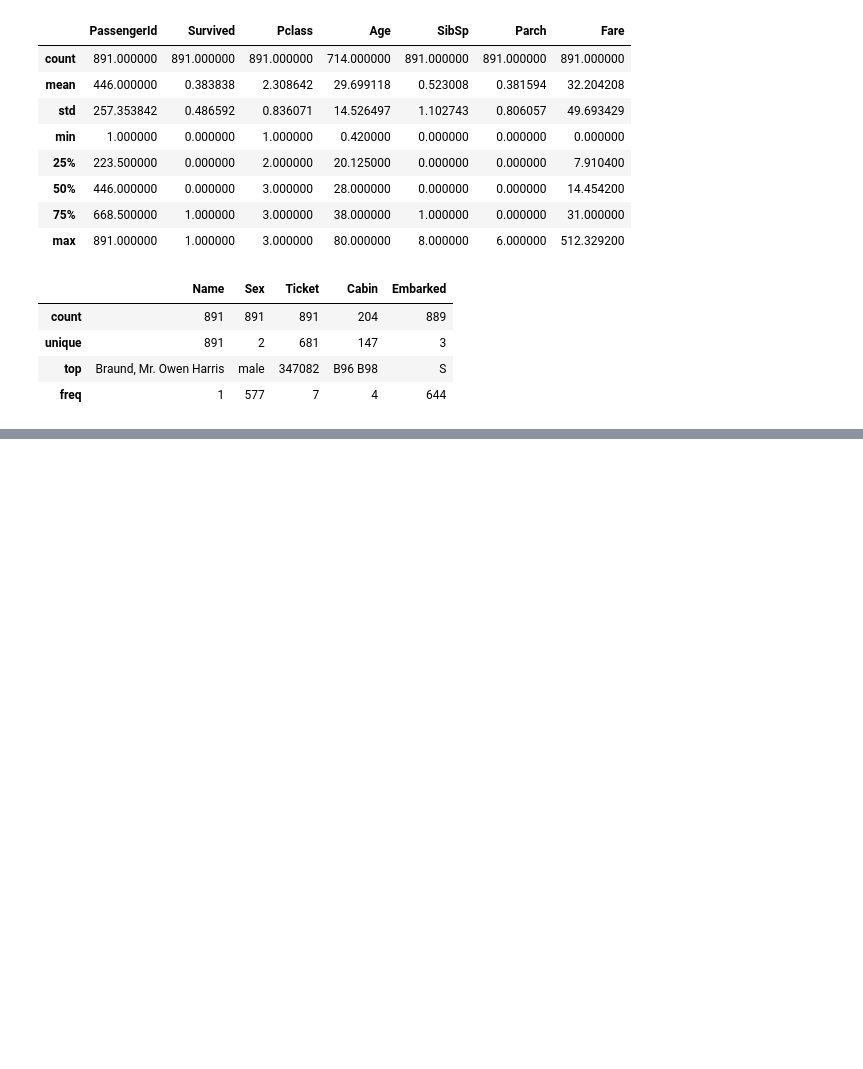
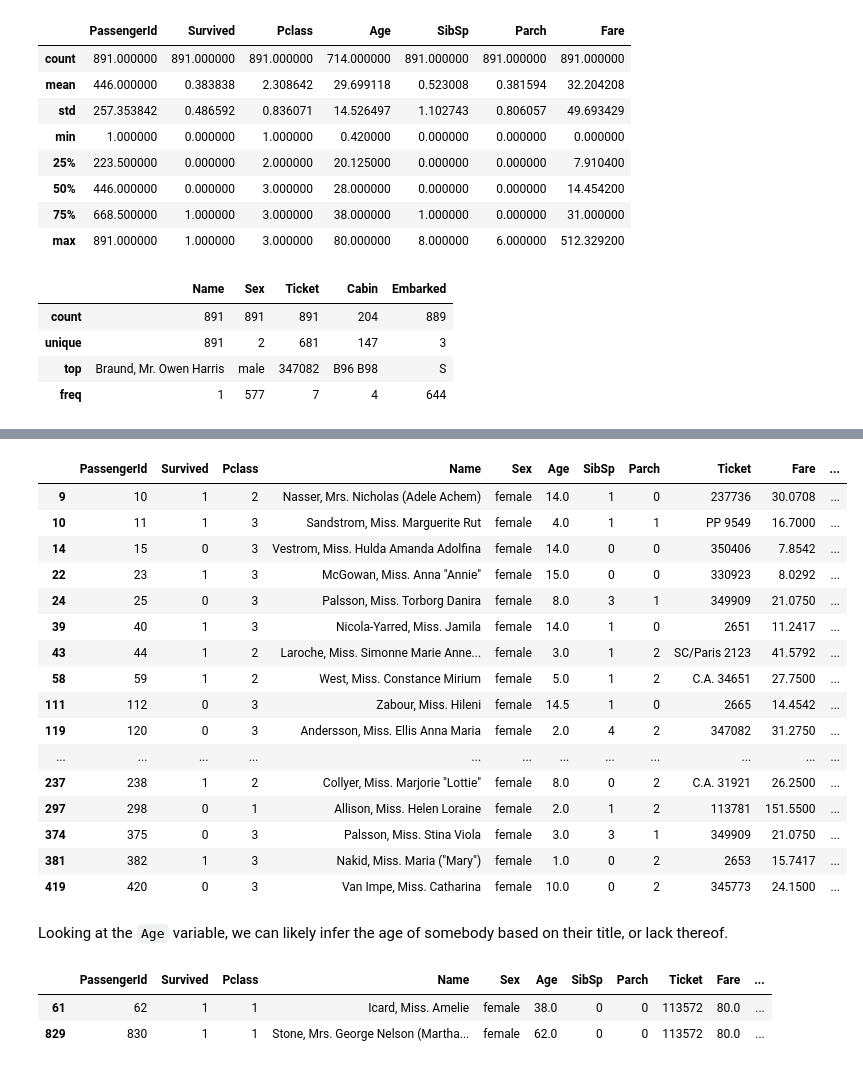
Before and after one commit to xFiveRivers/Kaggle_Titanic, a Jupyter notebook: eda/data_description.ipynb, the cells around one changed output, grey strips where cells are left out. Cells and saved outputs as stored; diff of their text form; code cells hidden in the pictures; blank space fills up the shorter version.

```diff
--- a/eda/data_description.ipynb
+++ b/eda/data_description.ipynb
@@ -83,3 +167,31 @@ train_df.describe(include=["object", "bool"])
+# %%
+train_df[(train_df['Age'] < 16) & (train_df['Sex'] == 'female')].head(20)
+# %% [output]
+|  | PassengerId | Survived | Pclass | Name | Sex | Age | SibSp | Parch | Ticket | Fare | ... |
+| 9 | 10 | 1 | 2 | Nasser, Mrs. Nicholas (Adele Achem) | female | 14.0 | 1 | 0 | 237736 | 30.0708 | ... |
+| 10 | 11 | 1 | 3 | Sandstrom, Miss. Marguerite Rut | female | 4.0 | 1 | 1 | PP 9549 | 16.7000 | ... |
+| 14 | 15 | 0 | 3 | Vestrom, Miss. Hulda Amanda Adolfina | female | 14.0 | 0 | 0 | 350406 | 7.8542 | ... |
+| 22 | 23 | 1 | 3 | McGowan, Miss. Anna "Annie" | female | 15.0 | 0 | 0 | 330923 | 8.0292 | ... |
+| 24 | 25 | 0 | 3 | Palsson, Miss. Torborg Danira | female | 8.0 | 3 | 1 | 349909 | 21.0750 | ... |
+| 39 | 40 | 1 | 3 | Nicola-Yarred, Miss. Jamila | female | 14.0 | 1 | 0 | 2651 | 11.2417 | ... |
+| 43 | 44 | 1 | 2 | Laroche, Miss. Simonne Marie Anne... | female | 3.0 | 1 | 2 | SC/Paris 2123 | 41.5792 | ... |
+| 58 | 59 | 1 | 2 | West, Miss. Constance Mirium | female | 5.0 | 1 | 2 | C.A. 34651 | 27.7500 | ... |
+| 111 | 112 | 0 | 3 | Zabour, Miss. Hileni | female | 14.5 | 1 | 0 | 2665 | 14.4542 | ... |
+| 119 | 120 | 0 | 3 | Andersson, Miss. Ellis Anna Maria | female | 2.0 | 4 | 2 | 347082 | 31.2750 | ... |
+| ... | ... | ... | ... | ... | ... | ... | ... | ... | ... | ... | ... |
+| 237 | 238 | 1 | 2 | Collyer, Miss. Marjorie "Lottie" | female | 8.0 | 0 | 2 | C.A. 31921 | 26.2500 | ... |
+| 297 | 298 | 0 | 1 | Allison, Miss. Helen Loraine | female | 2.0 | 1 | 2 | 113781 | 151.5500 | ... |
+| 374 | 375 | 0 | 3 | Palsson, Miss. Stina Viola | female | 3.0 | 3 | 1 | 349909 | 21.0750 | ... |
+| 381 | 382 | 1 | 3 | Nakid, Miss. Maria ("Mary") | female | 1.0 | 0 | 2 | 2653 | 15.7417 | ... |
+| 419 | 420 | 0 | 3 | Van Impe, Miss. Catharina | female | 10.0 | 0 | 2 | 345773 | 24.1500 | ... |
+# %% [markdown]
+Looking at the `Age` variable, we can likely infer the age of somebody based on their title, or lack thereof.
+# %%
+train_df[train_df['Embarked'].isnull()]
+# %% [output]
+|  | PassengerId | Survived | Pclass | Name | Sex | Age | SibSp | Parch | Ticket | Fare | ... |
+| 61 | 62 | 1 | 1 | Icard, Miss. Amelie | female | 38.0 | 0 | 0 | 113572 | 80.0 | ... |
+| 829 | 830 | 1 | 1 | Stone, Mrs. George Nelson (Martha... | female | 62.0 | 0 | 0 | 113572 | 80.0 | ... |
 # %% [markdown]
 Above I've shown some very basic information about the data through some simple `pandas` EDA functions. Let's see what useful information we can extract to set us up for a successful solution going ahead.
 
```
Also changed, not shown: parts of 13 cells of this notebook.
